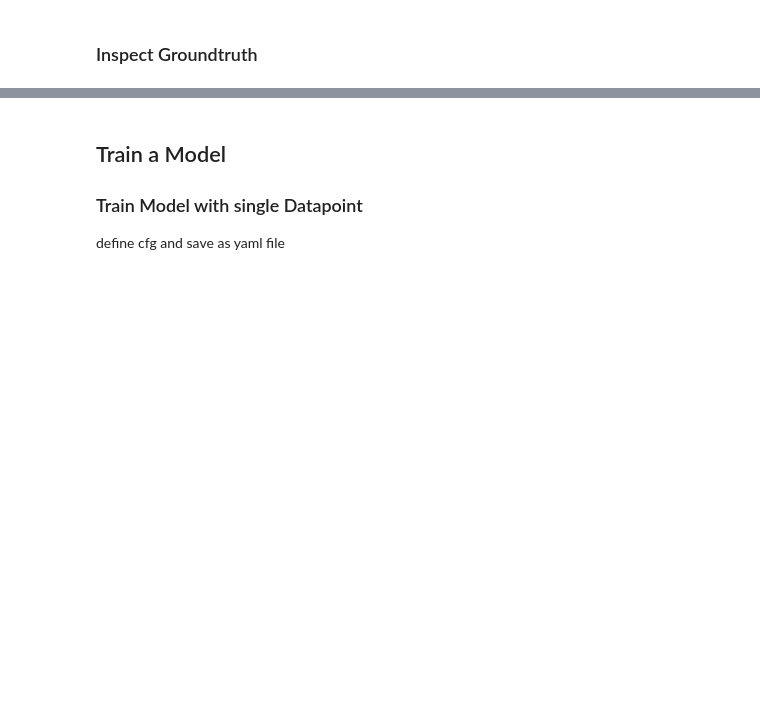
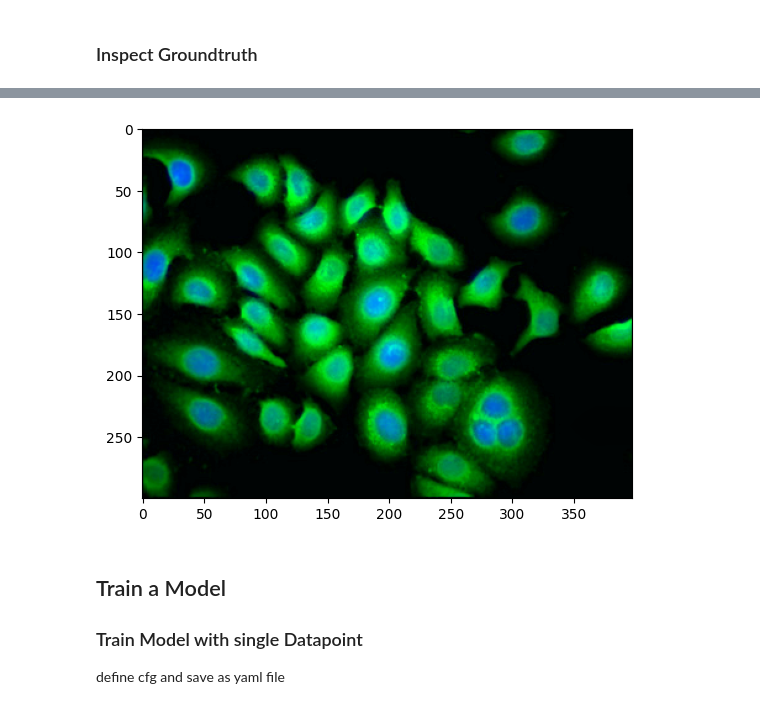
Before and after one commit to SchmollerLab/activeInstanceSegment, a Jupyter notebook: jupyter_notebooks/degugging_pipeline.ipynb, the cells around one changed output, grey strips where cells are left out. Drawn from its saved outputs; the diff is of its cells as text; code cells hidden in the pictures; blank space fills up the shorter version.

```diff
--- a/jupyter_notebooks/degugging_pipeline.ipynb
+++ b/jupyter_notebooks/degugging_pipeline.ipynb
@@ -90,3 +100,7 @@ Category ids in annotations are not in [1, #categories]! We'll apply a mapping f
+# %%
+show_image(in_image)
+# %% [output]
+[figure, added]
 # %% [markdown]
 ## Train a Model
 
```
Also changed, not shown: parts of 5 cells of this notebook, 6 other files.
